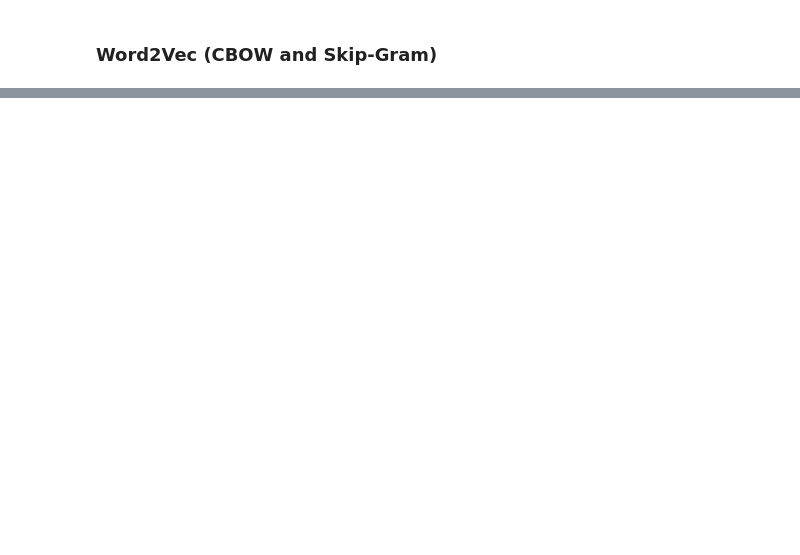
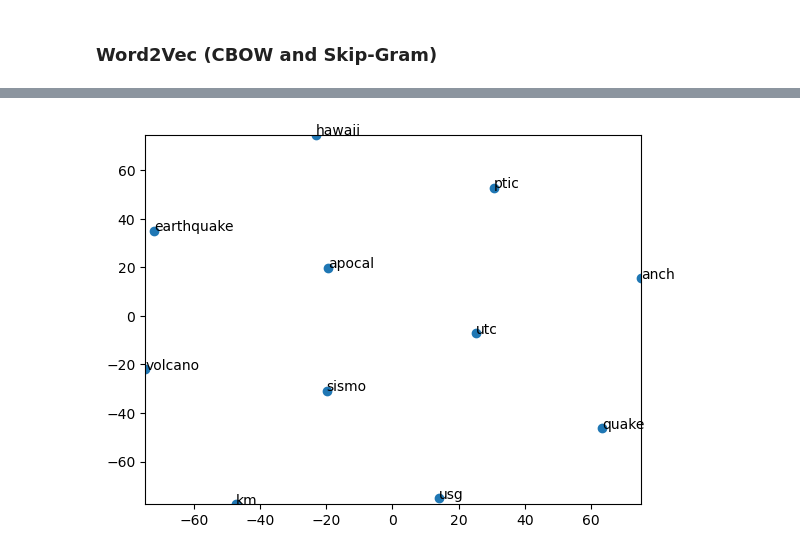
Before and after one commit to LuisPHenriques/TAAC-Project, a Jupyter notebook: NLP Project/notebook.ipynb, the cells around one changed output, grey strips where cells are left out. Cells and saved outputs as stored; diff of their text form; code cells hidden in the pictures; blank space fills up the shorter version.

```diff
--- a/NLP Project/notebook.ipynb
+++ b/NLP Project/notebook.ipynb
@@ -361,0 +392,4 @@ Testing data
+# %%
+display_closestwords_tsnescatterplot(skipgram_model, 'earthquake', 128)
+# %% [output]
+[figure, added]
```
Also changed, not shown: parts of 4 cells of this notebook.
